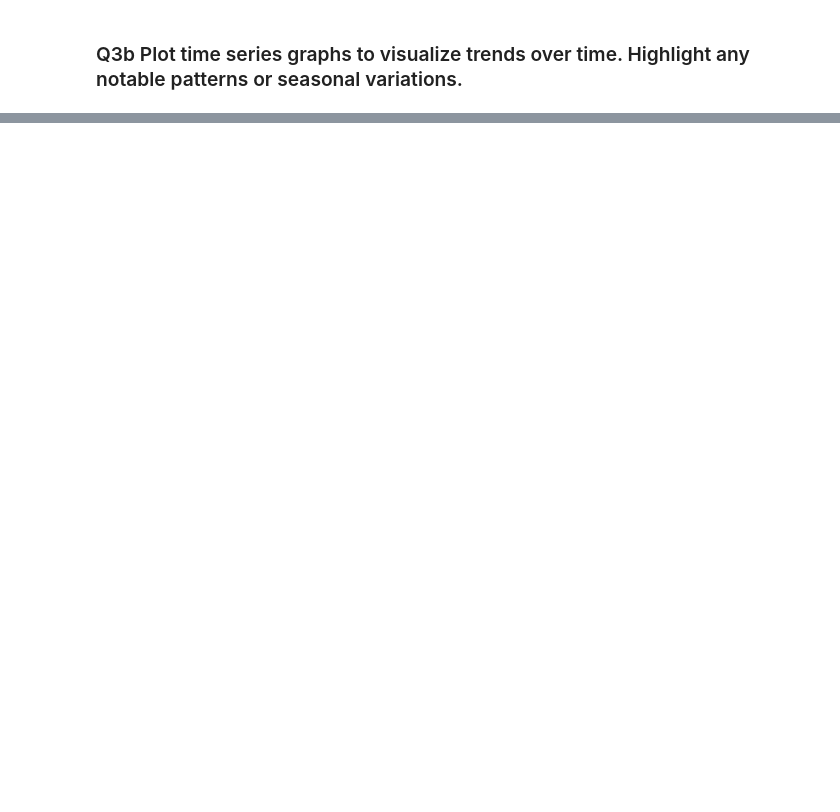
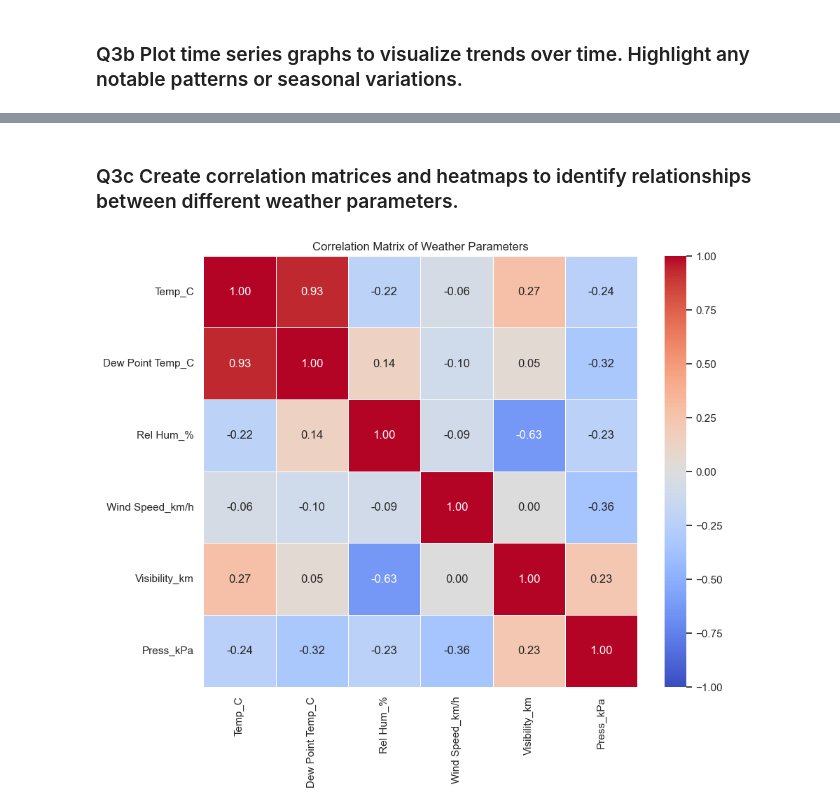
Before and after one commit to markouma/Exploratory-Data-Analysis, a Jupyter notebook: Weather Data.ipynb, the cells around one changed output, grey strips where cells are left out. Drawn from its saved outputs; the diff is of its cells as text; code cells hidden in the pictures; blank space fills up the shorter version.

```diff
--- a/Weather Data.ipynb
+++ b/Weather Data.ipynb
@@ -145,0 +165,20 @@ Index(['Temp_C', 'Dew Point Temp_C', 'Rel Hum_%', 'Wind Speed_km/h',
+# %% [markdown]
+### Q3c Create correlation matrices and heatmaps to identify relationships between different weather parameters.
+# %%
+# Select only numeric columns for correlation
+numeric_df = df.select_dtypes(include=[np.number])
+
+# Calculate the correlation matrix
+correlation_matrix = numeric_df.corr()
+
+# Set up the matplotlib figure
+plt.figure(figsize=(10, 8))
+
+# Generate a heatmap with annotations
+sns.heatmap(correlation_matrix, annot=True, fmt=".2f", cmap="coolwarm", vmin=-1, vmax=1, linewidths=.5)
+
+# Set titles and labels
+plt.title('Correlation Matrix of Weather Parameters')
+plt.show()
+# %% [output]
+[figure, added]
```
Also changed, not shown: parts of 16 cells of this notebook.
